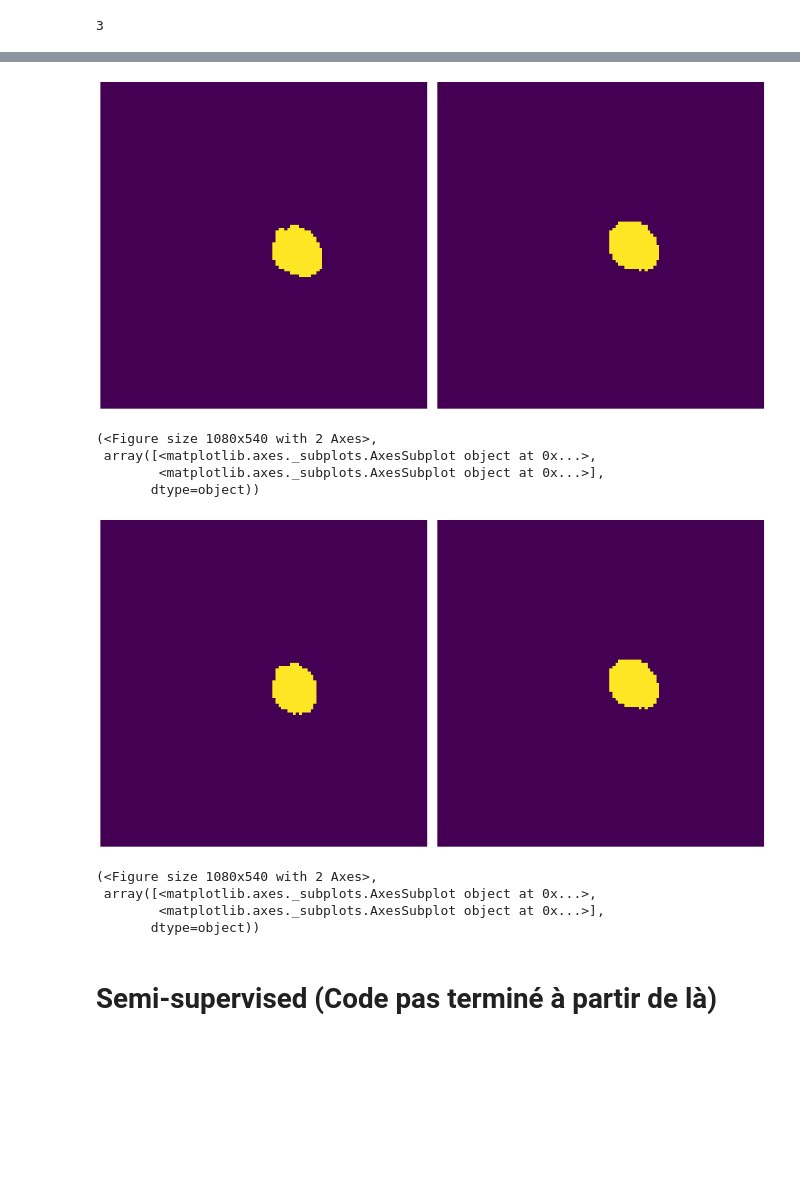
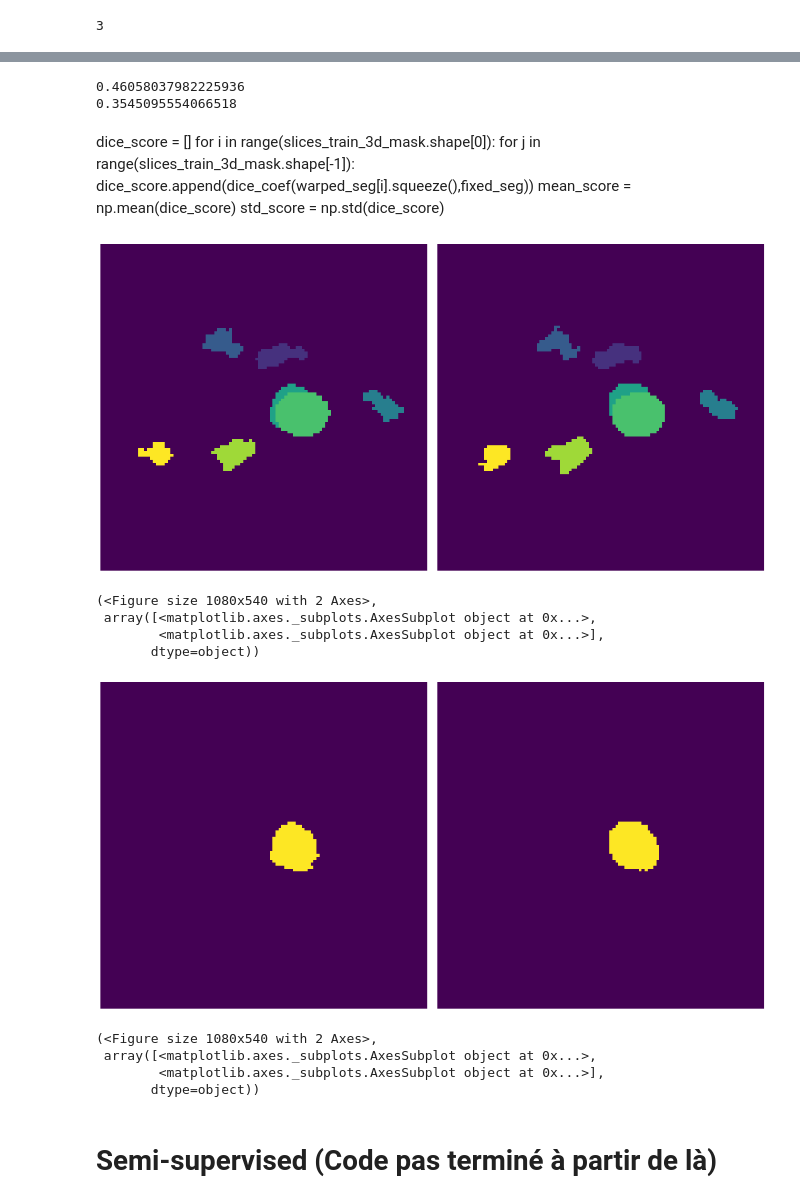
Before and after one commit to madtoinou/voxelmorph, a Jupyter notebook: dice_score_3d.ipynb, the cells around one changed output, grey strips where cells are left out. Cells and saved outputs as stored; diff of their text form; code cells hidden in the pictures; blank space fills up the shorter version.

Commit message:
dice score working

```diff
--- a/dice_score_3d.ipynb
+++ b/dice_score_3d.ipynb
@@ -25,11 +25,6 @@ list_keys = list(hf.keys())
 keys_random = np.random.permutation(list_keys)
 
 x,y,z = hf.get("0")["frame"][0].shape
-# %%
-def dice_coef(pred, true, k = 0):
-    intersection = np.sum(pred[true==k]) * 2.0
-    dice = intersection / (np.sum(pred) + np.sum(true))
-    return 1-dice
 # %% [markdown]
 def single_dice_coef(y_true, y_pred_bin):
     # shape of y_true and y_pred_bin: (height, width)
@@ -259,0 +227,13 @@ mean_score
+# %%
+print(mean_dice)
+print(std_dice)
+# %% [output]
+0.46058037982225936
+0.3545095554066518
+# %% [markdown]
+dice_score = []
+for i in range(slices_train_3d_mask.shape[0]):
+    for j in range(slices_train_3d_mask.shape[-1]):
+        dice_score.append(dice_coef(warped_seg[i].squeeze(),fixed_seg))
+mean_score = np.mean(dice_score)
+std_score = np.std(dice_score)
@@ -260,15 +245,15 @@ mean_score
 # %%
-ne.plot.slices([np.max(slices_train_3d_mask[2],axis=2),np.max(fixed_seg, axis=2)])
+ne.plot.slices([np.max(slices_train_3d_mask[13],axis=2),np.max(fixed_seg, axis=2)])
 # %% [output]
-[figure, old version]
+[figure, new version]
 (<Figure size 1080x540 with 2 Axes>,
  array([<matplotlib.axes._subplots.AxesSubplot object at 0x...>,
         <matplotlib.axes._subplots.AxesSubplot object at 0x...>],
        dtype=object))
 # %%
-ne.plot.slices([np.max(warped_seg[2].squeeze(),axis=2), np.max(fixed_seg, axis=2)])
+ne.plot.slices([np.max(warped_seg[13].squeeze(),axis=2), np.max(fixed_seg, axis=2)])
 # %% [output]
-[figure, old version]
+[figure, new version]
 (<Figure size 1080x540 with 2 Axes>,
  array([<matplotlib.axes._subplots.AxesSubplot object at 0x...>,
         <matplotlib.axes._subplots.AxesSubplot object at 0x...>],
```
Also changed, not shown: parts of 13 cells of this notebook, 1 other file.
